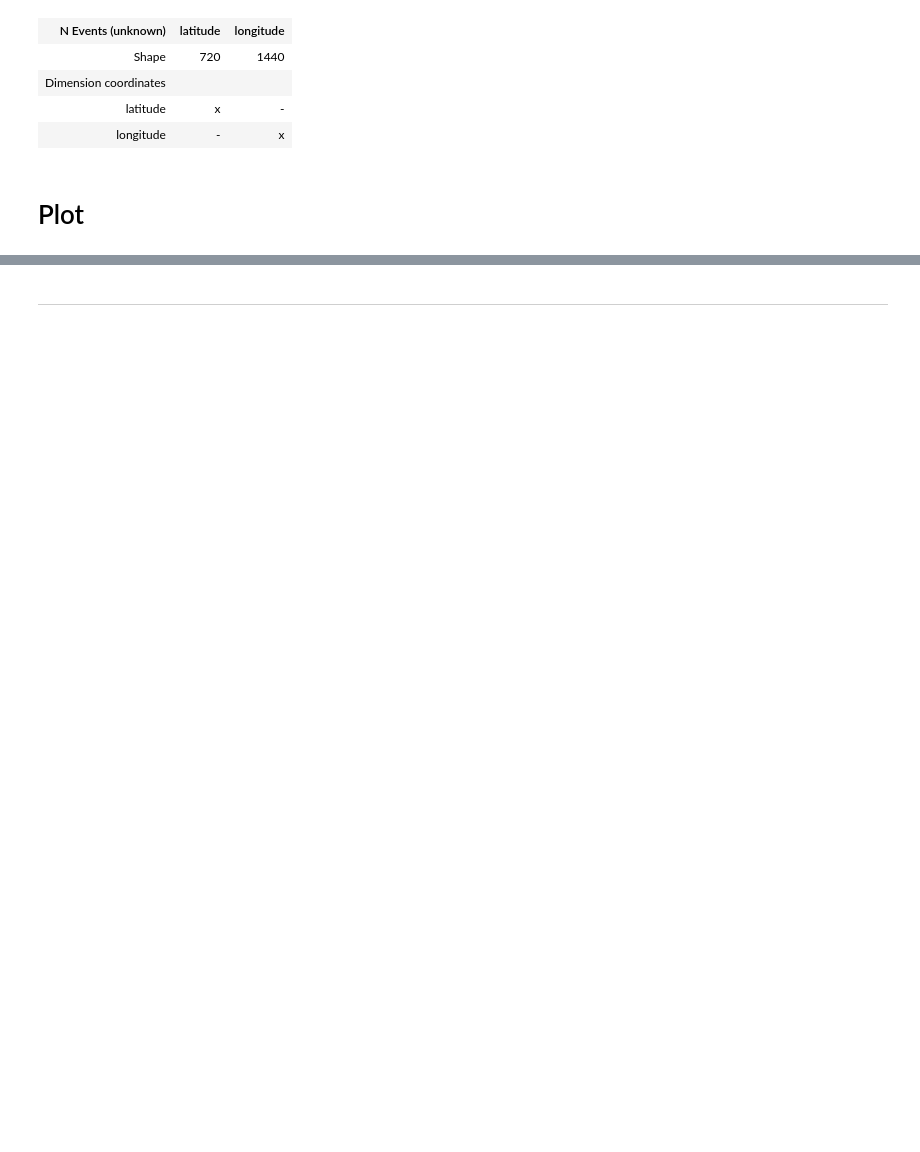
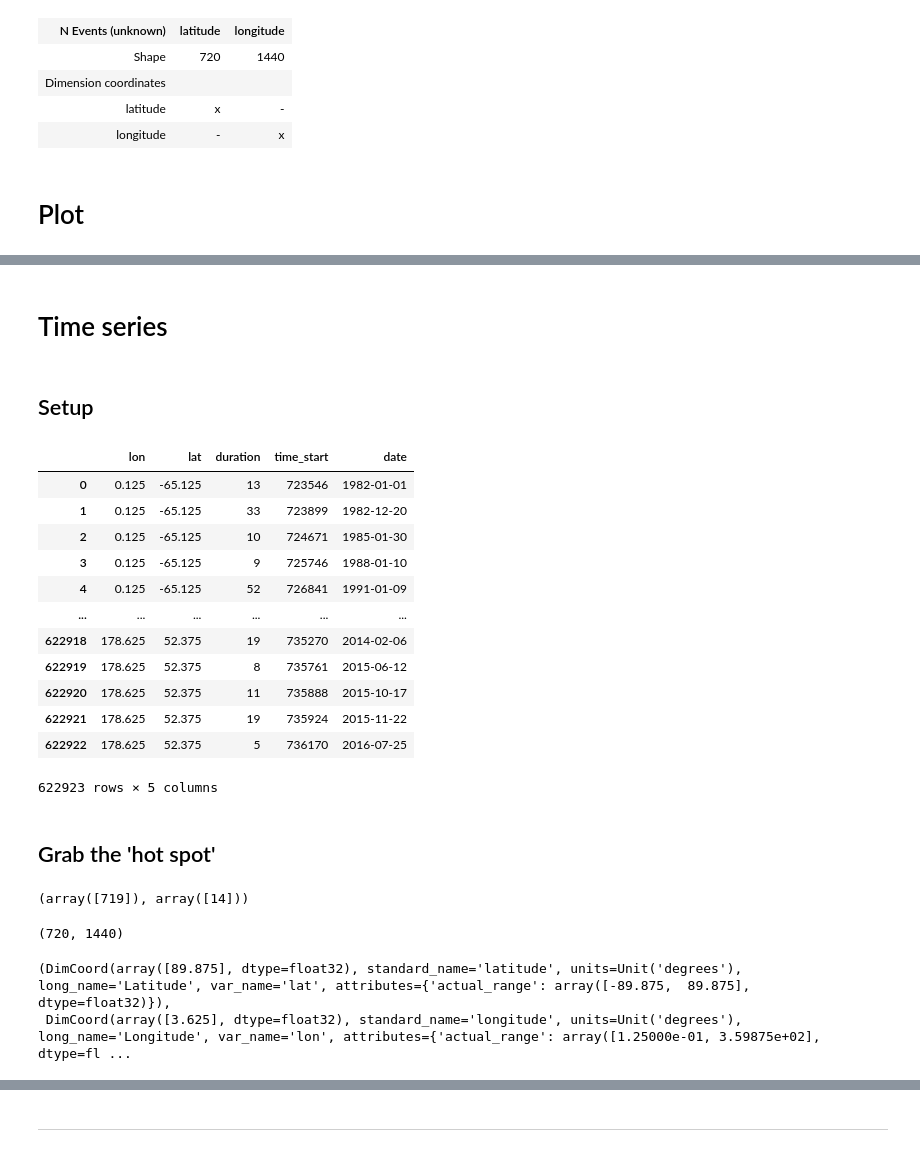
Before and after one commit to profxj/mhw_analysis, a Jupyter notebook: doc/nb/Exploring_the_DB.ipynb, the cells around one changed output, grey strips where cells are left out. Saved outputs shown, nothing was run; the diff lists cells and outputs as text; code cells hidden in the pictures; blank space fills up the shorter version.

```diff
--- a/doc/nb/Exploring_the_DB.ipynb
+++ b/doc/nb/Exploring_the_DB.ipynb
@@ -157,0 +223,40 @@ plt.show()
+# %% [markdown]
+# Time series
+# %% [markdown]
+## Setup
+# %%
+dates = [date.fromordinal(tt) for tt in pd_tbl['time_start']]
+# %%
+pd_tbl['date'] = pandas.to_datetime(dates)
+# %%
+pd_tbl
+# %% [output]
+|  | lon | lat | duration | time_start | date |
+| 0 | 0.125 | -65.125 | 13 | 723546 | 1982-01-01 |
+| 1 | 0.125 | -65.125 | 33 | 723899 | 1982-12-20 |
+| 2 | 0.125 | -65.125 | 10 | 724671 | 1985-01-30 |
+| 3 | 0.125 | -65.125 | 9 | 725746 | 1988-01-10 |
+| 4 | 0.125 | -65.125 | 52 | 726841 | 1991-01-09 |
+| ... | ... | ... | ... | ... | ... |
+| 622918 | 178.625 | 52.375 | 19 | 735270 | 2014-02-06 |
+| 622919 | 178.625 | 52.375 | 8 | 735761 | 2015-06-12 |
+| 622920 | 178.625 | 52.375 | 11 | 735888 | 2015-10-17 |
+| 622921 | 178.625 | 52.375 | 19 | 735924 | 2015-11-22 |
+| 622922 | 178.625 | 52.375 | 5 | 736170 | 2016-07-25 |
+622923 rows × 5 columns
+# %% [markdown]
+## Grab the 'hot spot'
+# %%
+hot_idx = np.where(n_events == np.max(n_events))
+hot_idx
+# %% [output]
+(array([719]), array([14]))
+# %%
+n_events.shape
+# %% [output]
+(720, 1440)
+# %%
+lat_coord[719], lon_coord[14]
+# %% [output]
+(DimCoord(array([89.875], dtype=float32), standard_name='latitude', units=Unit('degrees'), long_name='Latitude', var_name='lat', attributes={'actual_range': array([-89.875,  89.875], dtype=float32)}),
+ DimCoord(array([3.625], dtype=float32), standard_name='longitude', units=Unit('degrees'), long_name='Longitude', var_name='lon', attributes={'actual_range': array([1.25000e-01, 3.59875e+02], dtype=fl ...
```
Also changed, not shown: parts of 28 cells of this notebook, 4 other files.
